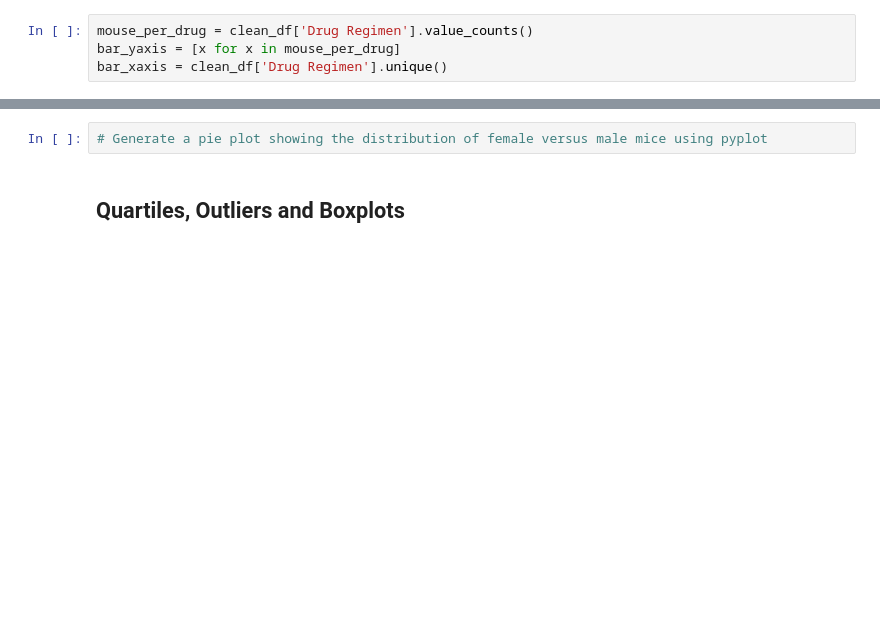
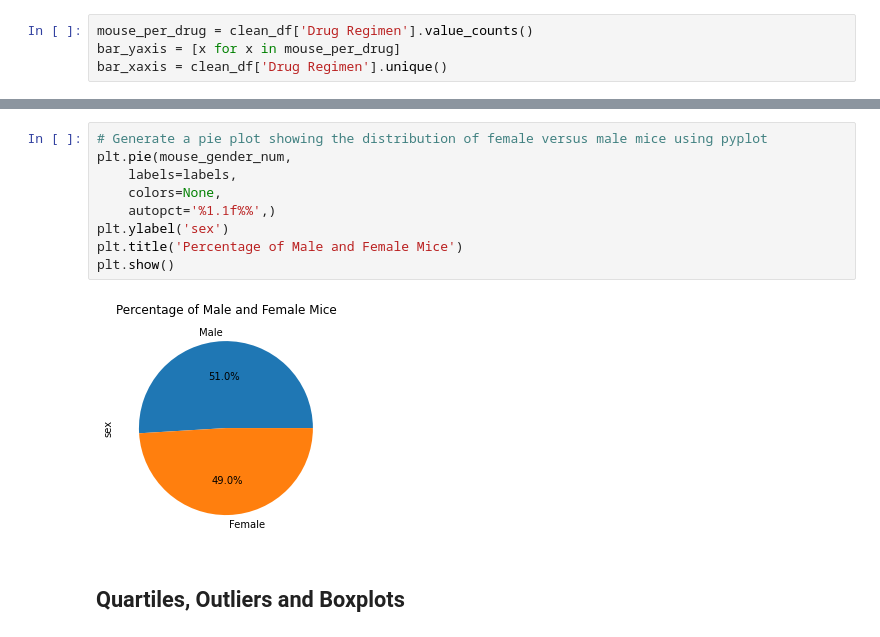
Before and after one commit to JohnShuford/Matplotlib-Challenge, a Jupyter notebook: Pymaceuticals/pymaceuticals.ipynb, the cells around one changed output, grey strips where cells are left out. Saved outputs shown, nothing was run; the diff lists cells and outputs as text; blank space fills up the shorter version.

```diff
--- a/Pymaceuticals/pymaceuticals.ipynb
+++ b/Pymaceuticals/pymaceuticals.ipynb
@@ -179,5 +196,14 @@ Canvas(toolbar=Toolbar(toolitems=[('Home', 'Reset original view', 'home', 'home'
 # %%
 # Generate a pie plot showing the distribution of female versus male mice using pyplot
+plt.pie(mouse_gender_num,
+    labels=labels,
+    colors=None,
+    autopct='%1.1f%%',)
+plt.ylabel('sex')
+plt.title('Percentage of Male and Female Mice')
+plt.show()
+# %% [output]
+[figure, added]
 # %% [markdown]
 ## Quartiles, Outliers and Boxplots
 # %%
```
Also changed, not shown: parts of 5 cells of this notebook.
